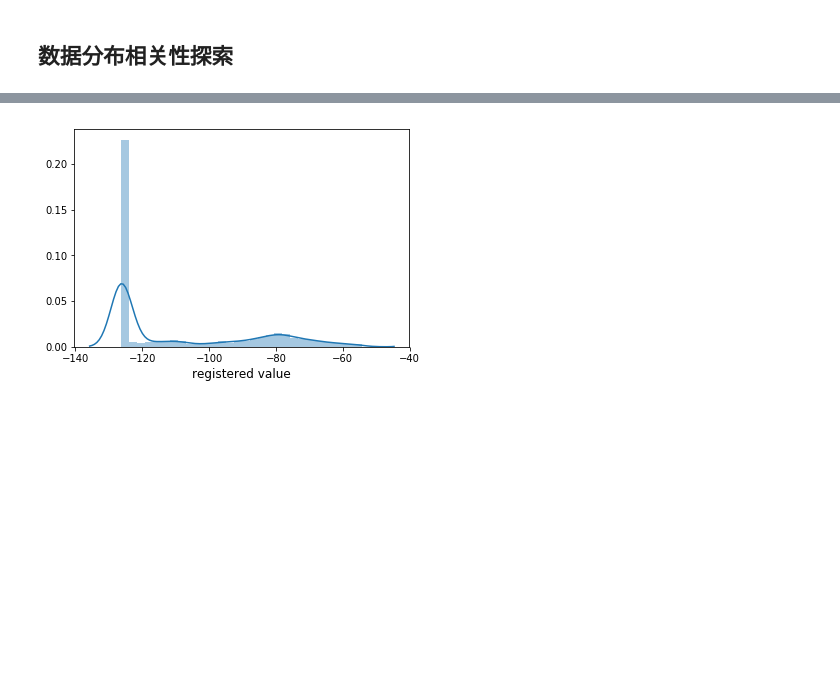
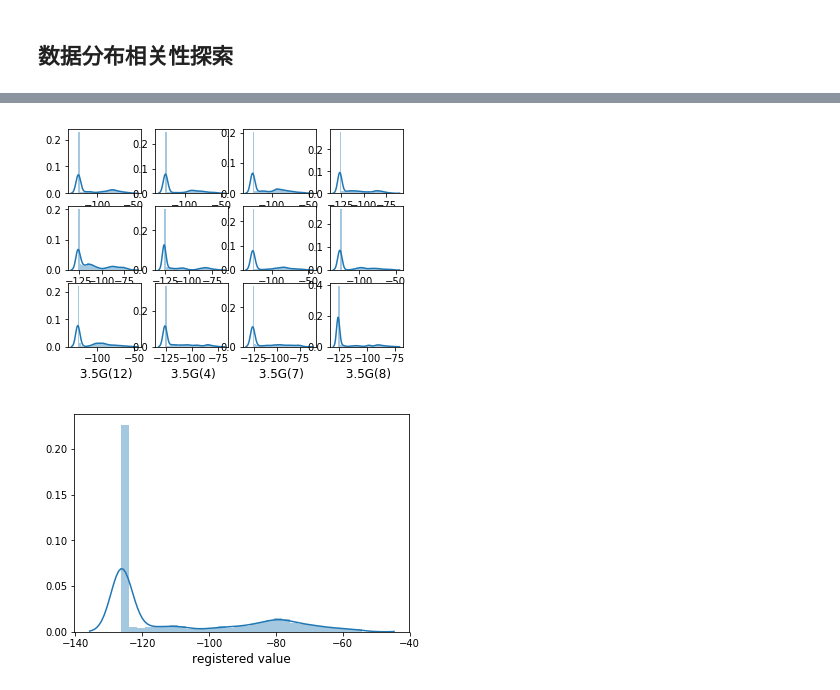
Before and after one commit to LeeMax117/RSRP_Model, a Jupyter notebook: data_explore.ipynb, the cells around one changed output, grey strips where cells are left out. Saved outputs shown, nothing was run; the diff lists cells and outputs as text; code cells hidden in the pictures; blank space fills up the shorter version.

```diff
--- a/data_explore.ipynb
+++ b/data_explore.ipynb
@@ -92,3 +92,13 @@ Text(0.5, 1.0, 'Histogram of Residuals')
+# %%
+for i in range(12):
+    column = train_data.columns[i + 2]
+    plt.subplot(3,4,i+1)
+    sns.distplot(train_data[column].values,bins=30, kde=True)
+    plt.xlabel(column,fontsize = 12)
+
+plt.show()
+# %% [output]
+[figure, added]
 # %%
 fig = plt.figure()
 sns.distplot(train_data[' 2.1G(10)'].values, bins=30, kde=True)
```
Also changed, not shown: parts of 12 cells of this notebook.
